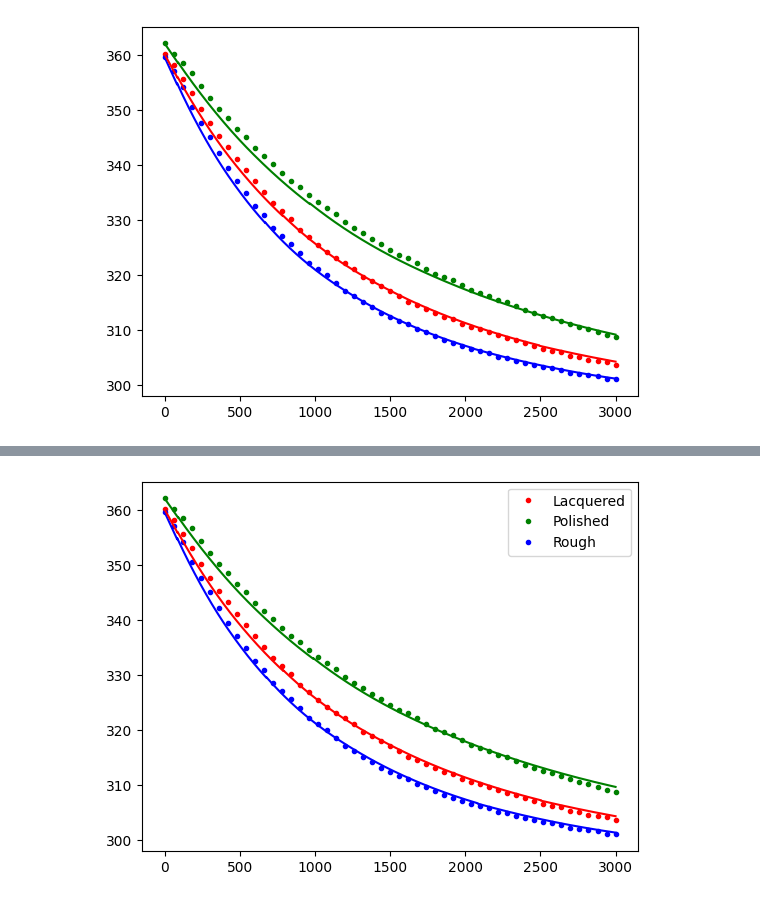
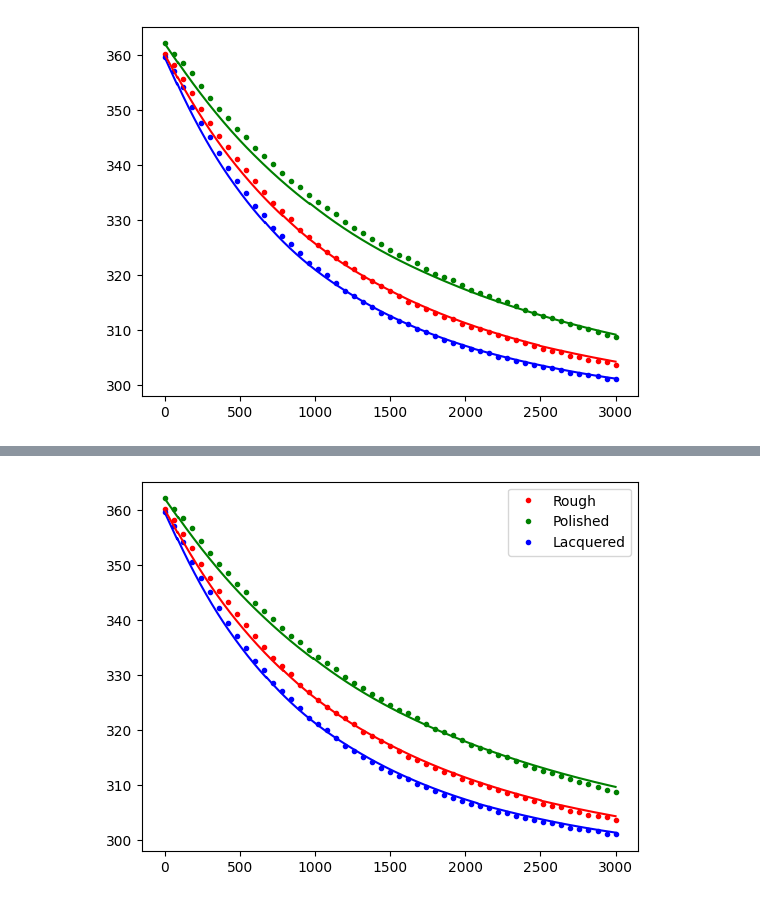
Before and after one commit to loganmachale/Modelling-Cooling-Mechanisms, a Jupyter notebook: simulationModel.ipynb, the cells around one changed output, grey strips where cells are left out. Drawn from its saved outputs; the diff is of its cells as text; code cells hidden in the pictures.

Commit message:
fixed plotting

```diff
--- a/simulationModel.ipynb
+++ b/simulationModel.ipynb
@@ -217,7 +217,7 @@ def find_e(e_range=np.linspace(1E-9, 1, num_emissivities)):
     if minarg == 0:
         min_e = e_range[minarg]-(max(e_range)+min(e_range))/num_emissivities
         if min_e < 0:
-            min_e = int(1E-7)
+            min_e = 1E-7
 
         return find_e(np.linspace(min_e, e_range[minarg+1], num_emissivities))
 
@@ -278,6 +278,6 @@ plt.plot(x, data[:, 1], colours[0], x, data[:, 2],
 plt.plot(t_arr, solarr[0], "b")
 plt.plot(t_arr, solarr[1], "g")
 plt.plot(t_arr, solarr[2], "r")
-plt.legend(['Lacquered', 'Polished', 'Rough'])
+plt.legend(['Rough', 'Polished', 'Lacquered'])
 plt.show()
 # %% [output]
@@ -287,2 +287,2 @@ Polished Chi-Square:  4.705095501147775
 Rough Chi-Square:  3.3982393447503383
-[figure, old version]
+[figure, new version]
```
Also changed, not shown: parts of 3 cells of this notebook.
